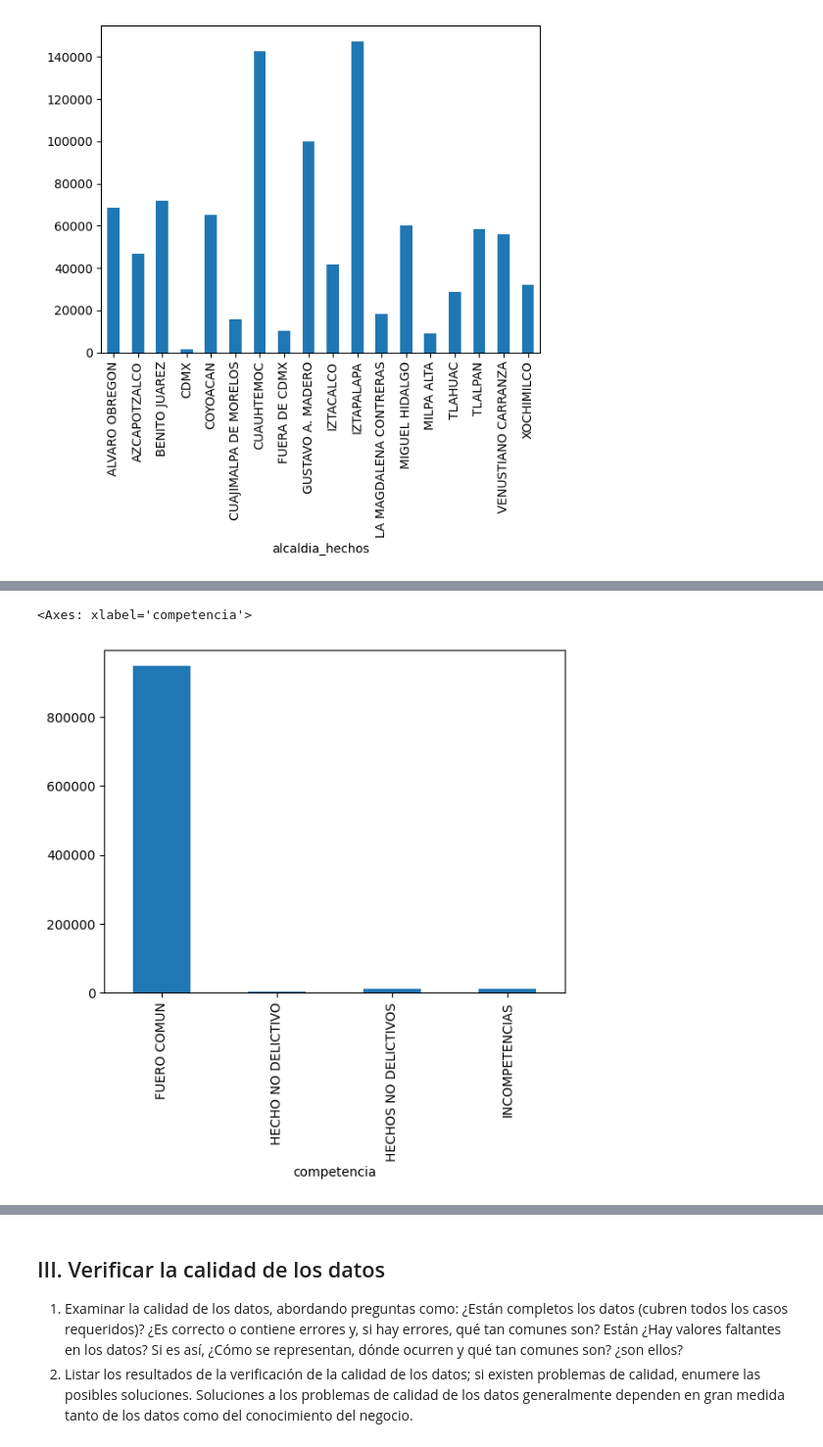
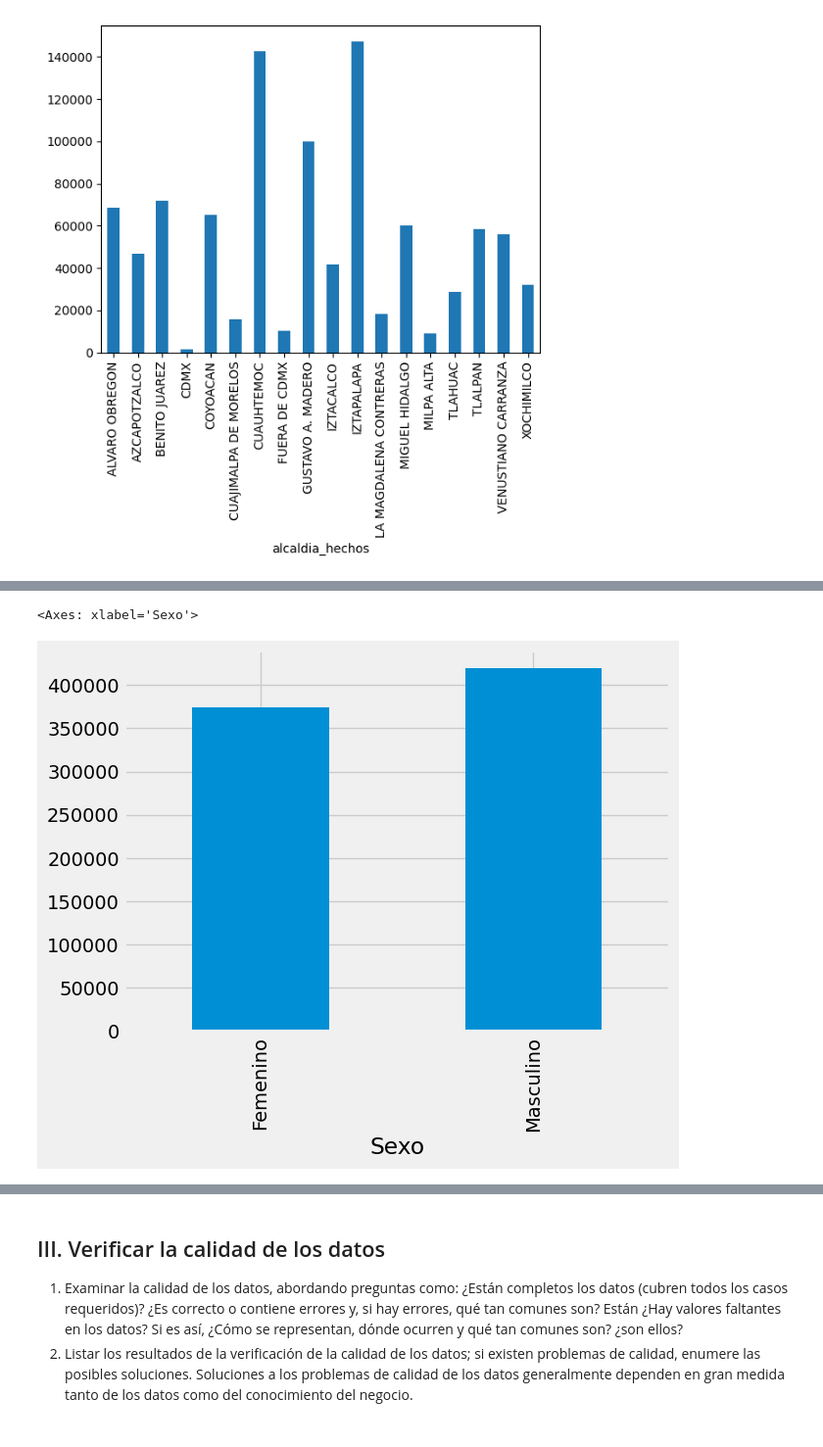
Before and after one commit to alexvasqxz/DS_Projects, a Jupyter notebook: Criminalidad/DataUnderstanding.ipynb, the cells around one changed output, grey strips where cells are left out. Shown at 98% size. Drawn from its saved outputs; the diff is of its cells as text; code cells hidden in the pictures.

Commit message:
Version Final Data Understanding

```diff
--- a/Criminalidad/DataUnderstanding.ipynb
+++ b/Criminalidad/DataUnderstanding.ipynb
@@ -234,0 +398,13 @@ data.groupby("Mes_hecho")["idCarpeta"].count().plot(kind='bar')
+# %%
+import matplotlib.pyplot as plt
+import pandas as pd
+
+data = pd.read_csv("sourceData.csv")
+horas_count = data.groupby(data["HoraHecho"].str[:2])["idCarpeta"].count()
+
+plt.style.use("fivethirtyeight")
+plt.figure(figsize=(12, 10))
+plt.xlabel("Hora de los Hechos")
+plt.ylabel("Numero de delitos")
+
+plt.plot(horas_count)
@@ -235,12 +414,12 @@ data.groupby("Mes_hecho")["idCarpeta"].count().plot(kind='bar')
 # %%
 # Histogramas Variables Categoricas : Sexo
 import pandas as pd
 
 data = pd.read_csv("sourceData.csv")
-data.groupby("competencia")["idCarpeta"].count().plot(kind='bar')
+data.groupby("Sexo")["idCarpeta"].count().plot(kind='bar')
 # %% [output]
-<Axes: xlabel='competencia'>
+<Axes: xlabel='Sexo'>
-[figure, old version]
+[figure, new version]
 # %%
 # Scatter Plot : Coordenadas
 import pandas as pd
```
Also changed, not shown: parts of 29 cells of this notebook.
